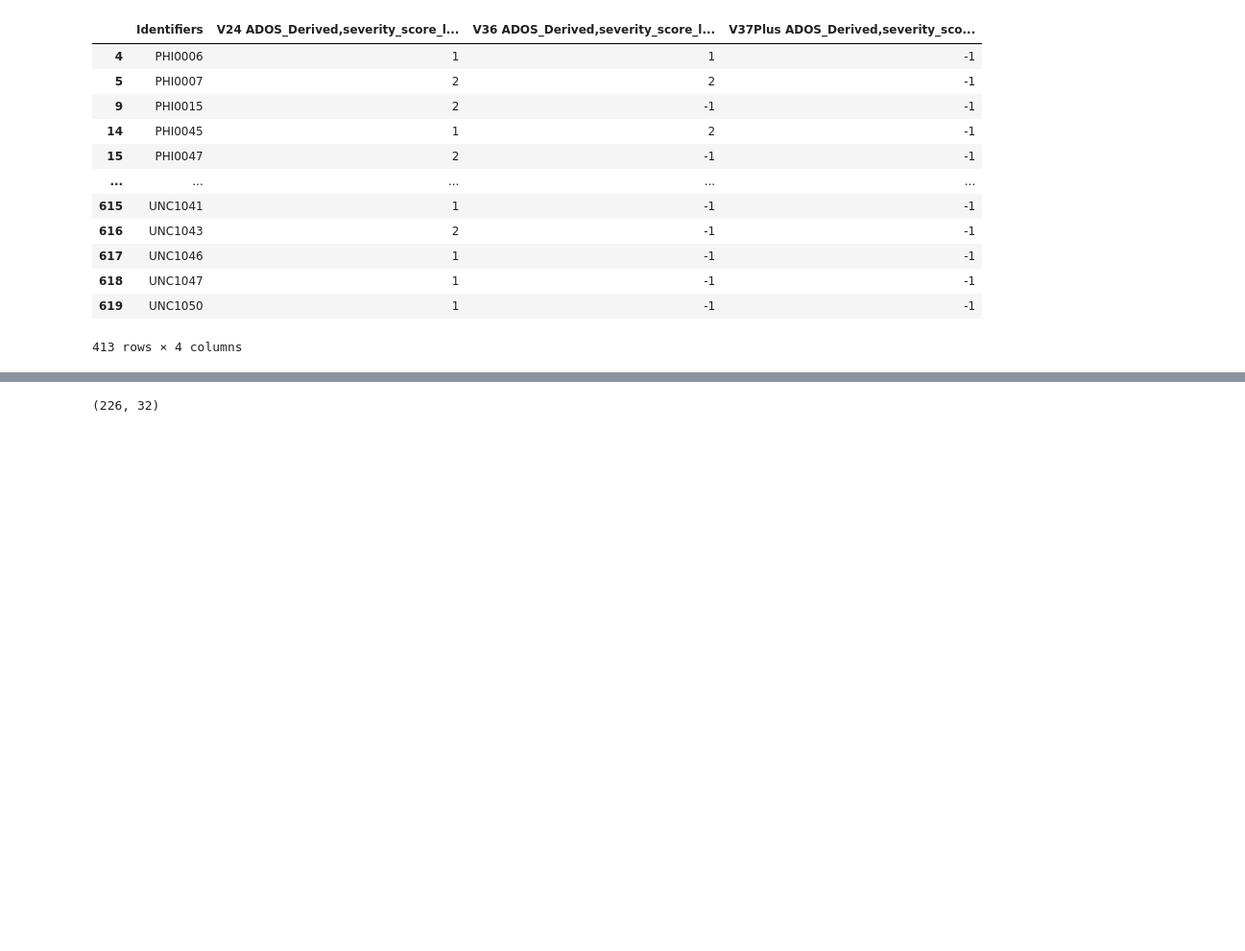
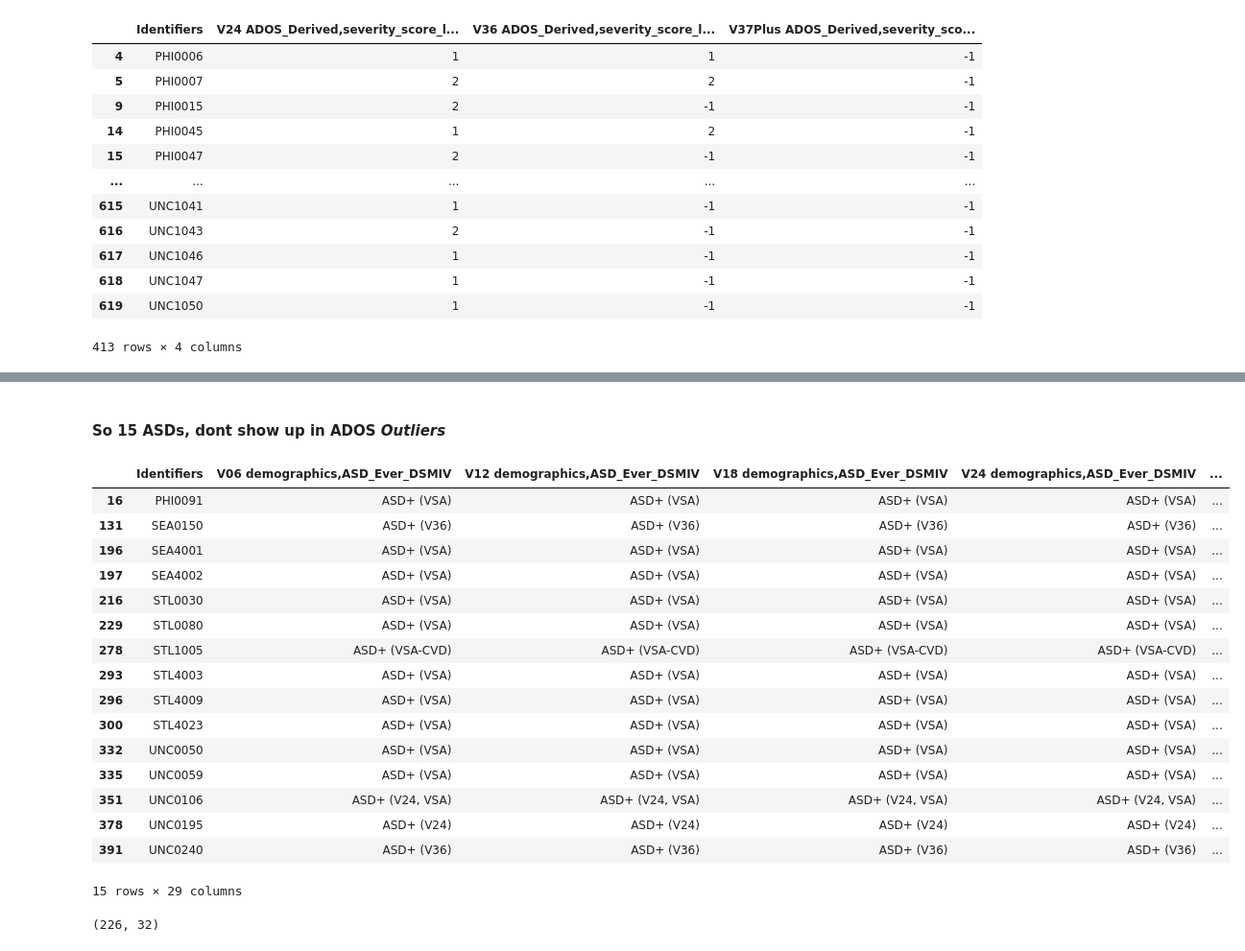
Before and after one commit to eonemli/sade, a Jupyter notebook: sade/datasets/brains/IBIS.ipynb, the cells around one changed output, grey strips where cells are left out. Shown at 96% size. Drawn from its saved outputs; the diff is of its cells as text; code cells hidden in the pictures; blank space fills up the shorter version.

```diff
--- a/sade/datasets/brains/IBIS.ipynb
+++ b/sade/datasets/brains/IBIS.ipynb
@@ -129,3 +168,25 @@ ados_outliers
+# %% [markdown]
+#### So 15 ASDs, dont show up in ADOS *Outliers*
+# %%
+asd_positives[~asd_positives.Identifiers.isin(ados_outliers.Identifiers)]
+# %% [output]
+|  | Identifiers | V06 demographics,ASD_Ever_DSMIV | V12 demographics,ASD_Ever_DSMIV | V18 demographics,ASD_Ever_DSMIV | V24 demographics,ASD_Ever_DSMIV | ... |
+| 16 | PHI0091 | ASD+ (VSA) | ASD+ (VSA) | ASD+ (VSA) | ASD+ (VSA) | ... |
+| 131 | SEA0150 | ASD+ (V36) | ASD+ (V36) | ASD+ (V36) | ASD+ (V36) | ... |
+| 196 | SEA4001 | ASD+ (VSA) | ASD+ (VSA) | ASD+ (VSA) | ASD+ (VSA) | ... |
+| 197 | SEA4002 | ASD+ (VSA) | ASD+ (VSA) | ASD+ (VSA) | ASD+ (VSA) | ... |
+| 216 | STL0030 | ASD+ (VSA) | ASD+ (VSA) | ASD+ (VSA) | ASD+ (VSA) | ... |
+| 229 | STL0080 | ASD+ (VSA) | ASD+ (VSA) | ASD+ (VSA) | ASD+ (VSA) | ... |
+| 278 | STL1005 | ASD+ (VSA-CVD) | ASD+ (VSA-CVD) | ASD+ (VSA-CVD) | ASD+ (VSA-CVD) | ... |
+| 293 | STL4003 | ASD+ (VSA) | ASD+ (VSA) | ASD+ (VSA) | ASD+ (VSA) | ... |
+| 296 | STL4009 | ASD+ (VSA) | ASD+ (VSA) | ASD+ (VSA) | ASD+ (VSA) | ... |
+| 300 | STL4023 | ASD+ (VSA) | ASD+ (VSA) | ASD+ (VSA) | ASD+ (VSA) | ... |
+| 332 | UNC0050 | ASD+ (VSA) | ASD+ (VSA) | ASD+ (VSA) | ASD+ (VSA) | ... |
+| 335 | UNC0059 | ASD+ (VSA) | ASD+ (VSA) | ASD+ (VSA) | ASD+ (VSA) | ... |
+| 351 | UNC0106 | ASD+ (V24, VSA) | ASD+ (V24, VSA) | ASD+ (V24, VSA) | ASD+ (V24, VSA) | ... |
+| 378 | UNC0195 | ASD+ (V24) | ASD+ (V24) | ASD+ (V24) | ASD+ (V24) | ... |
+| 391 | UNC0240 | ASD+ (V36) | ASD+ (V36) | ASD+ (V36) | ASD+ (V36) | ... |
+15 rows × 29 columns
 # %%
 asd_neg_ados_negatives = pd.merge(asd_negatives, ados_inliers, on="Identifiers").drop_duplicates(subset="CandID")
 asd_neg_ados_negatives.shape
```
Also changed, not shown: parts of 24 cells of this notebook.
